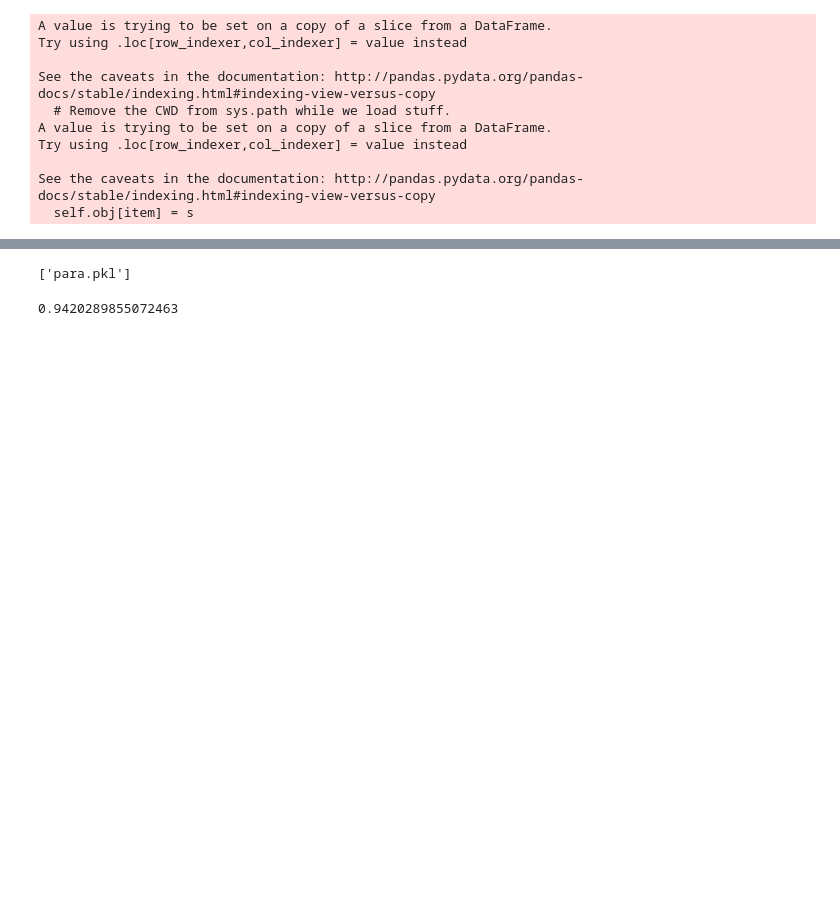
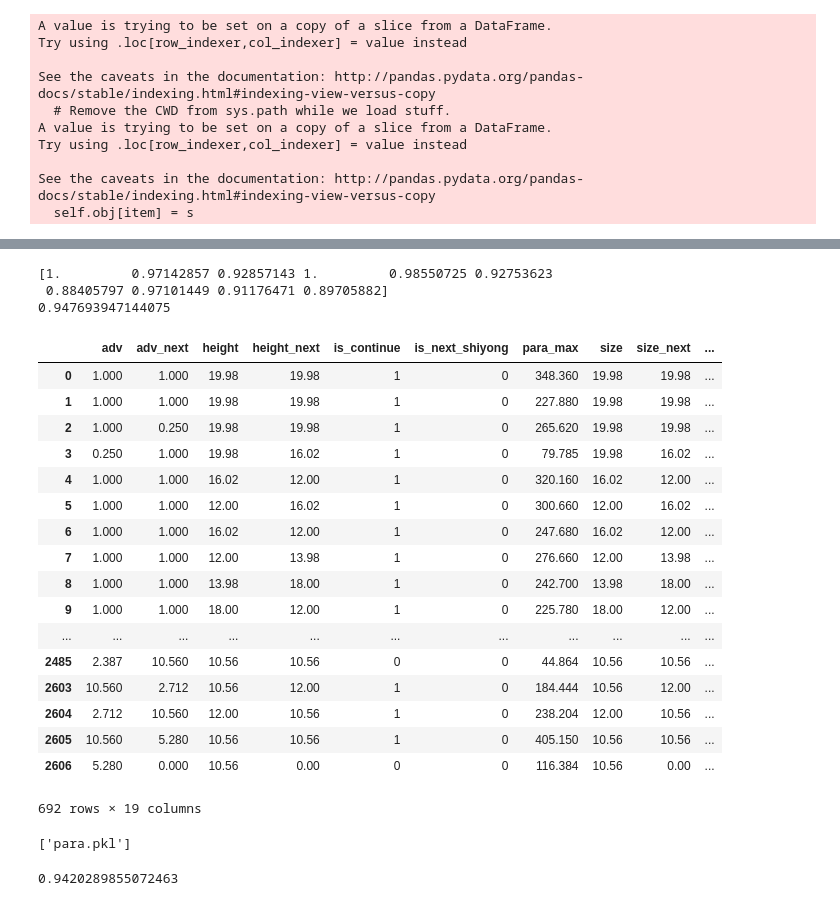
Before and after one commit to liyohan/pdf_git, a Jupyter notebook: 段落区分模型建模.ipynb, the cells around one changed output, grey strips where cells are left out. Cells and saved outputs as stored; diff of their text form; code cells hidden in the pictures; blank space fills up the shorter version.

```diff
--- a/段落区分模型建模.ipynb
+++ b/段落区分模型建模.ipynb
@@ -194,8 +195,7 @@ plt.show()
 # %%
 parameters = {
     'n_estimators':[*range(1,20)],
-    'max_features':[*range(1,20)],
-    #'criterion':['gini'],
+    'criterion':['gini','entropy'],
     'max_depth':[*range(1,10)],
     #'max_features':['auto','sqrt','log2',None],
     #'min_samples_split':[*np.linspace(0.00000001,1,50)]
@@ -239,3 +238,33 @@ gs.best_params_
+# %%
+clf = RandomForestClassifier(max_depth=3,max_features=16,n_estimators=18,criterion='entropy')
+score = cross_val_score(clf,x_file,y_file,cv=10)
+print(score)
+print(score.mean())
+# %% [output]
+[1.         0.97142857 0.92857143 1.         0.98550725 0.92753623
+ 0.88405797 0.97101449 0.91176471 0.89705882]
+0.947693947144075
+# %%
+x_file
+# %% [output]
+|  | adv | adv_next | height | height_next | is_continue | is_next_shiyong | para_max | size | size_next | ... |
+| 0 | 1.000 | 1.000 | 19.98 | 19.98 | 1 | 0 | 348.360 | 19.98 | 19.98 | ... |
+| 1 | 1.000 | 1.000 | 19.98 | 19.98 | 1 | 0 | 227.880 | 19.98 | 19.98 | ... |
+| 2 | 1.000 | 0.250 | 19.98 | 19.98 | 1 | 0 | 265.620 | 19.98 | 19.98 | ... |
+| 3 | 0.250 | 1.000 | 19.98 | 16.02 | 1 | 0 | 79.785 | 19.98 | 16.02 | ... |
+| 4 | 1.000 | 1.000 | 16.02 | 12.00 | 1 | 0 | 320.160 | 16.02 | 12.00 | ... |
+| 5 | 1.000 | 1.000 | 12.00 | 16.02 | 1 | 0 | 300.660 | 12.00 | 16.02 | ... |
+| 6 | 1.000 | 1.000 | 16.02 | 12.00 | 1 | 0 | 247.680 | 16.02 | 12.00 | ... |
+| 7 | 1.000 | 1.000 | 12.00 | 13.98 | 1 | 0 | 276.660 | 12.00 | 13.98 | ... |
+| 8 | 1.000 | 1.000 | 13.98 | 18.00 | 1 | 0 | 242.700 | 13.98 | 18.00 | ... |
+| 9 | 1.000 | 1.000 | 18.00 | 12.00 | 1 | 0 | 225.780 | 18.00 | 12.00 | ... |
+| ... | ... | ... | ... | ... | ... | ... | ... | ... | ... | ... |
+| 2485 | 2.387 | 10.560 | 10.56 | 10.56 | 0 | 0 | 44.864 | 10.56 | 10.56 | ... |
+| 2603 | 10.560 | 2.712 | 10.56 | 12.00 | 1 | 0 | 184.444 | 10.56 | 12.00 | ... |
+| 2604 | 2.712 | 10.560 | 12.00 | 10.56 | 1 | 0 | 238.204 | 12.00 | 10.56 | ... |
+| 2605 | 10.560 | 5.280 | 10.56 | 10.56 | 1 | 0 | 405.150 | 10.56 | 10.56 | ... |
+| 2606 | 5.280 | 0.000 | 10.56 | 0.00 | 0 | 0 | 116.384 | 10.56 | 0.00 | ... |
+692 rows × 19 columns
 # %%
 joblib.dump(gs.best_estimator_, 'para.pkl')
 # %% [output]
```
Also changed, not shown: parts of 22 cells of this notebook, 12 other files.
